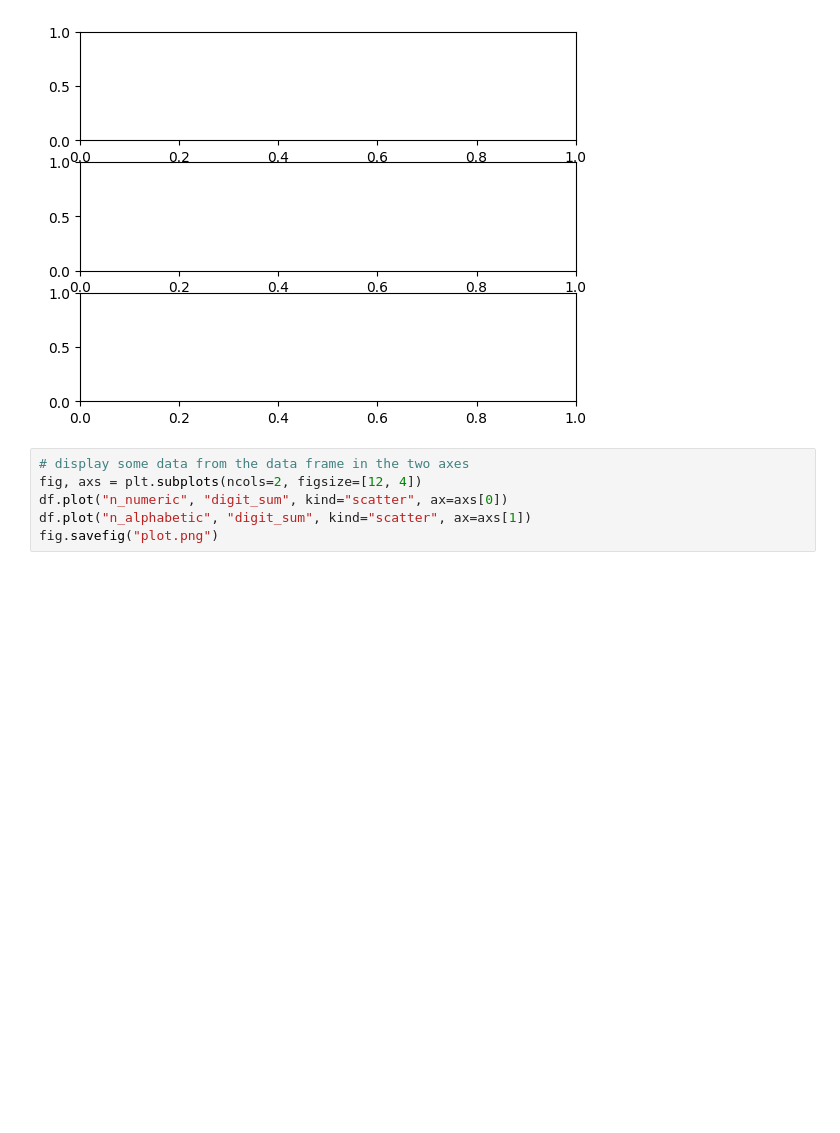
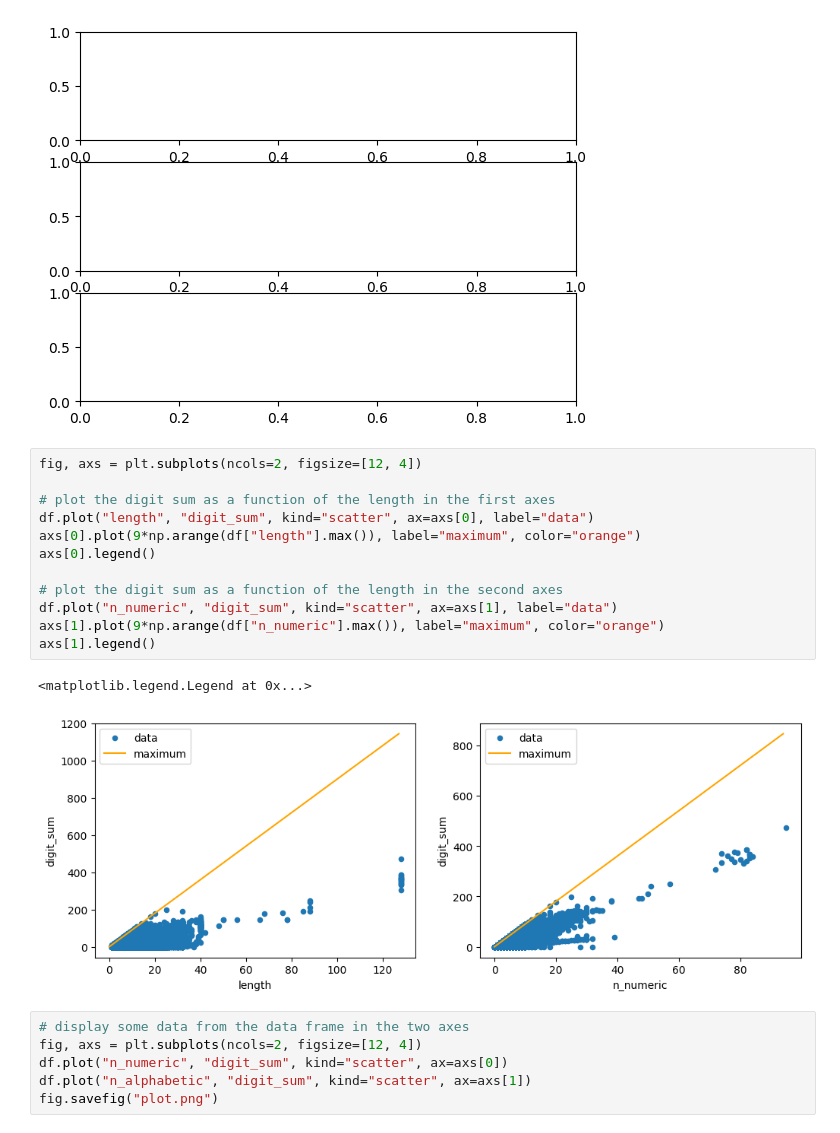
Before and after one commit to janekfleper/Workshop-Konstanz-2023, a Jupyter notebook: day4/password_data_analysis.solution.ipynb, the cells around one changed output. Saved outputs shown, nothing was run; the diff lists cells and outputs as text; blank space fills up the shorter version.

```diff
--- a/day4/password_data_analysis.solution.ipynb
+++ b/day4/password_data_analysis.solution.ipynb
@@ -384,6 +397,21 @@ fig, axs = plt.subplots(ncols=2, figsize=[20, 4])
 fig, axs = plt.subplots(nrows=3)
 # %% [output]
 [figure]
+# %%
+fig, axs = plt.subplots(ncols=2, figsize=[12, 4])
+
+# plot the digit sum as a function of the length in the first axes
+df.plot("length", "digit_sum", kind="scatter", ax=axs[0], label="data")
+axs[0].plot(9*np.arange(df["length"].max()), label="maximum", color="orange")
+axs[0].legend()
+
+# plot the digit sum as a function of the length in the second axes
+df.plot("n_numeric", "digit_sum", kind="scatter", ax=axs[1], label="data")
+axs[1].plot(9*np.arange(df["n_numeric"].max()), label="maximum", color="orange")
+axs[1].legend()
+# %% [output]
+<matplotlib.legend.Legend at 0x...>
+[figure, added]
 # %%
 # display some data from the data frame in the two axes
 fig, axs = plt.subplots(ncols=2, figsize=[12, 4])
```
Also changed, not shown: parts of 3 cells of this notebook, 1 other file.
